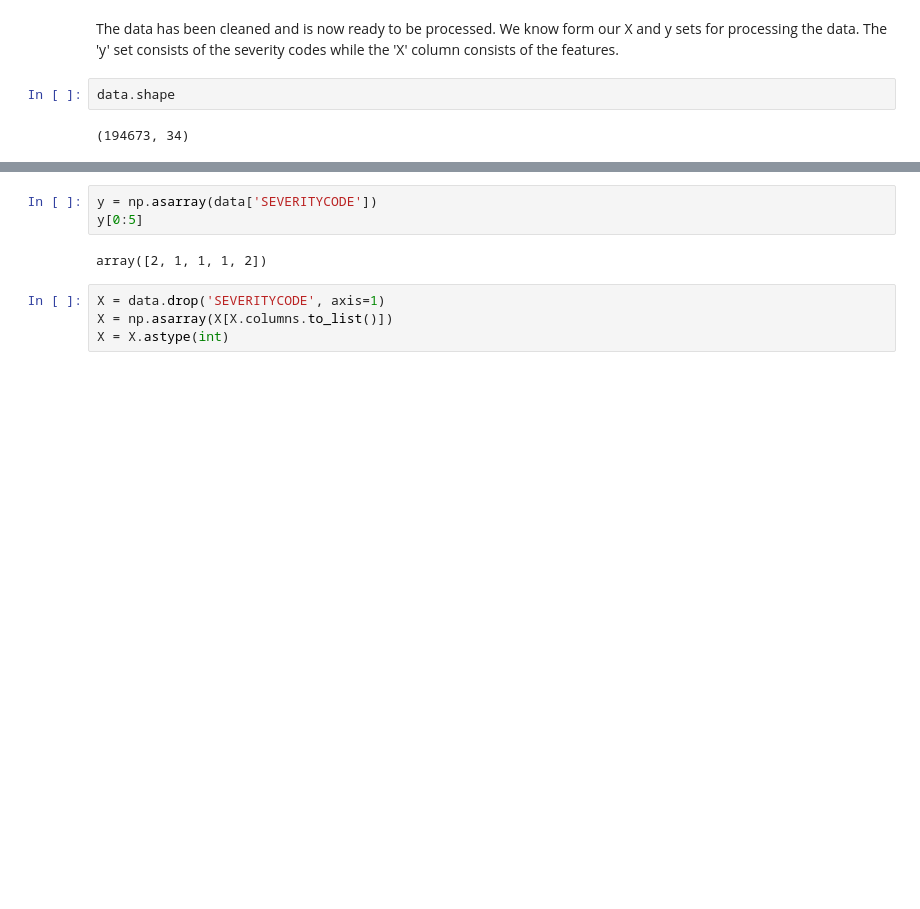
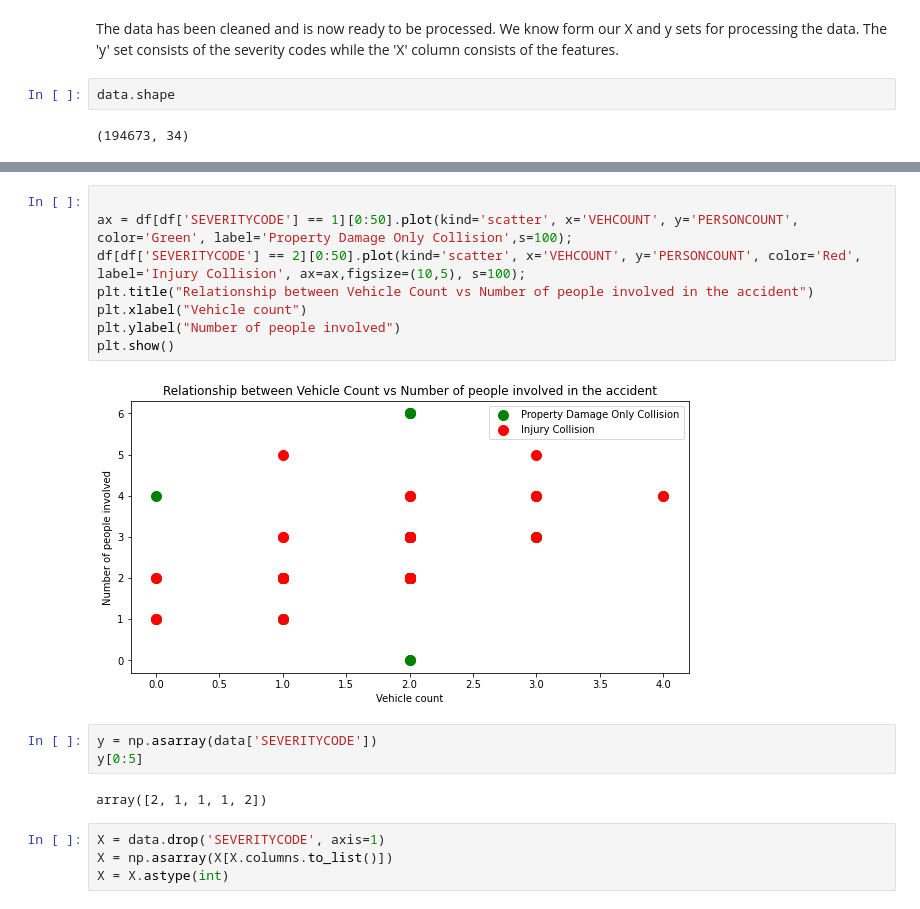
Before and after one commit to yashrakeshmishra/Coursera_Capstone, a Jupyter notebook: capstoneProject.ipynb, the cells around one changed output, grey strips where cells are left out. Cells and saved outputs as stored; diff of their text form; blank space fills up the shorter version.

```diff
--- a/capstoneProject.ipynb
+++ b/capstoneProject.ipynb
@@ -102,3 +127,13 @@ data.shape
+# %%
+
+ax = df[df['SEVERITYCODE'] == 1][0:50].plot(kind='scatter', x='VEHCOUNT', y='PERSONCOUNT', color='Green', label='Property Damage Only Collision',s=100);
+df[df['SEVERITYCODE'] == 2][0:50].plot(kind='scatter', x='VEHCOUNT', y='PERSONCOUNT', color='Red', label='Injury Collision', ax=ax,figsize=(10,5), s=100);
+plt.title("Relationship between Vehicle Count vs Number of people involved in the accident")
+plt.xlabel("Vehicle count")
+plt.ylabel("Number of people involved")
+plt.show()
+# %% [output]
+[figure, added]
 # %%
 y = np.asarray(data['SEVERITYCODE'])
 y[0:5]
```
Also changed, not shown: parts of 4 cells of this notebook.
